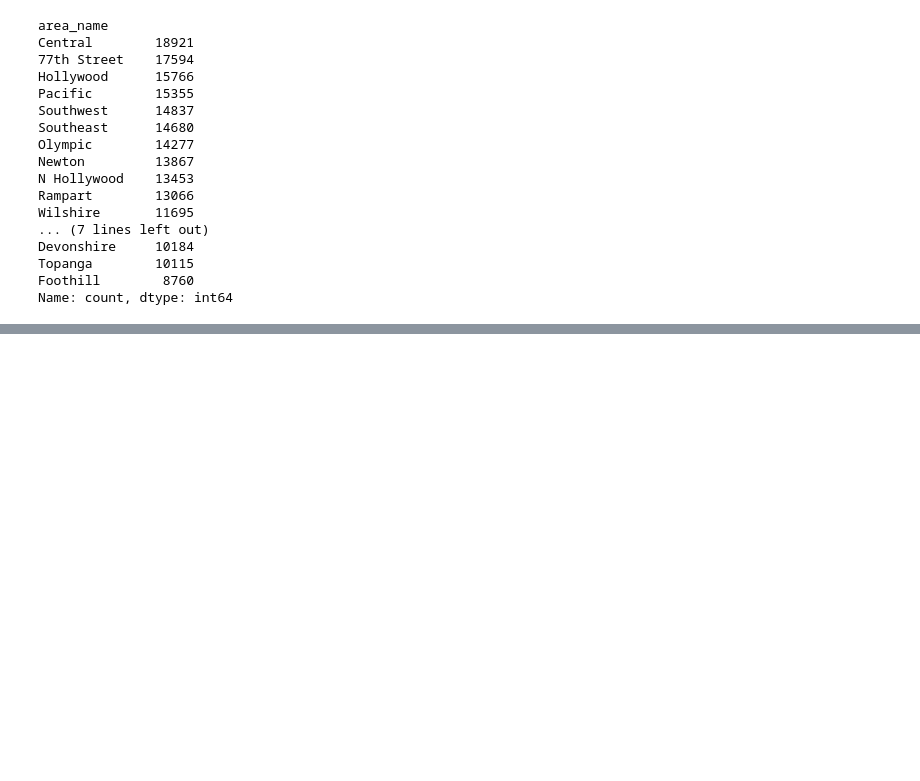
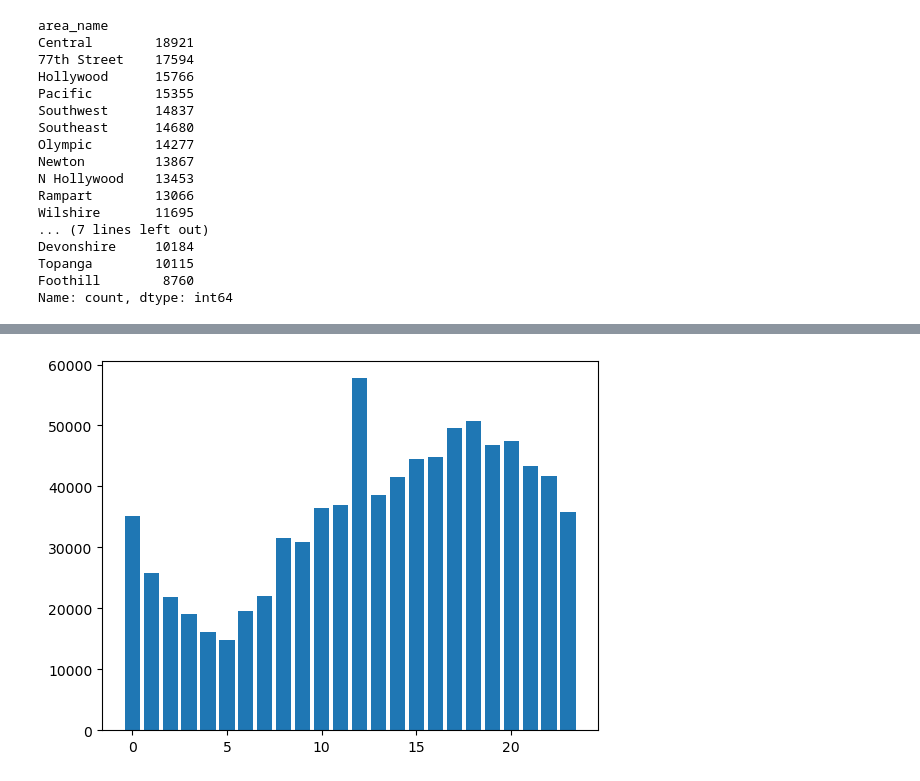
Before and after one commit to ettolrahc97/LA-Crime-Data-Analysis-Project, a Jupyter notebook: LA Crime.ipynb, the cells around one changed output, grey strips where cells are left out. Cells and saved outputs as stored; diff of their text form; code cells hidden in the pictures; blank space fills up the shorter version.

Commit message:
crime per hour

```diff
--- a/LA Crime.ipynb
+++ b/LA Crime.ipynb
@@ -521,0 +524,3 @@ Name: count, dtype: int64
+# %%
+# CRIME PER HOUR
+hourly_crime = df['date_occurred'].dt.hour.value_counts().sort_index().reset_index()
@@ -521,0 +547,5 @@ Name: count, dtype: int64
+# %%
+plt.bar(hourly_crime['date_occurred'], hourly_crime['count'])
+plt.show()
+# %% [output]
+[figure, added]
```
Also changed, not shown: parts of 2 cells of this notebook.
